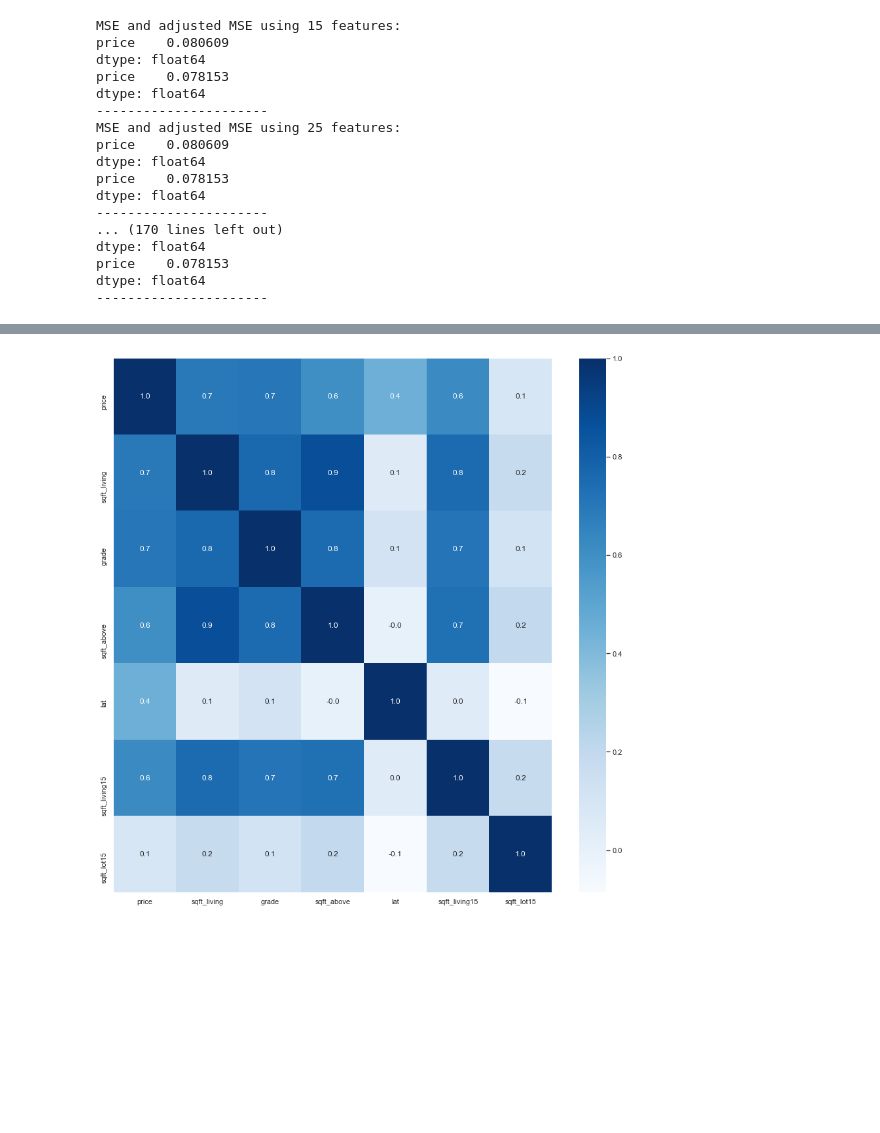
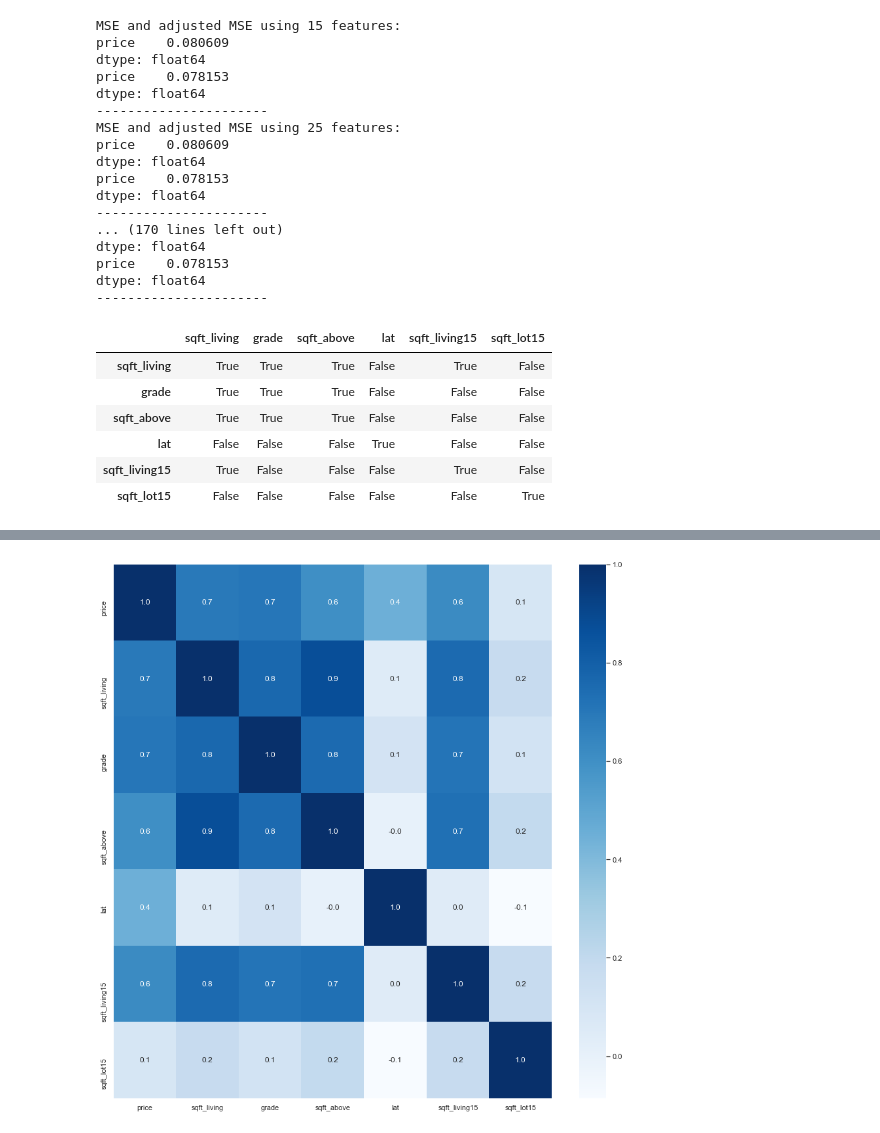
Before and after one commit to giorosati/dsc-1-final-project-online-ds-pt-100118, a Jupyter notebook: student.ipynb, the cells around one changed output, grey strips where cells are left out. Drawn from its saved outputs; the diff is of its cells as text; code cells hidden in the pictures; blank space fills up the shorter version.

```diff
--- a/student.ipynb
+++ b/student.ipynb
@@ -624,0 +621,11 @@ dtype: float64
+# %%
+# looking for colinearity
+abs(X.corr()) > 0.75
+# %% [output]
+|  | sqft_living | grade | sqft_above | lat | sqft_living15 | sqft_lot15 |
+| sqft_living | True | True | True | False | True | False |
+| grade | True | True | True | False | False | False |
+| sqft_above | True | True | True | False | False | False |
+| lat | False | False | False | True | False | False |
+| sqft_living15 | True | False | False | False | True | False |
+| sqft_lot15 | False | False | False | False | False | True |
```
Also changed, not shown: parts of 8 cells of this notebook.
